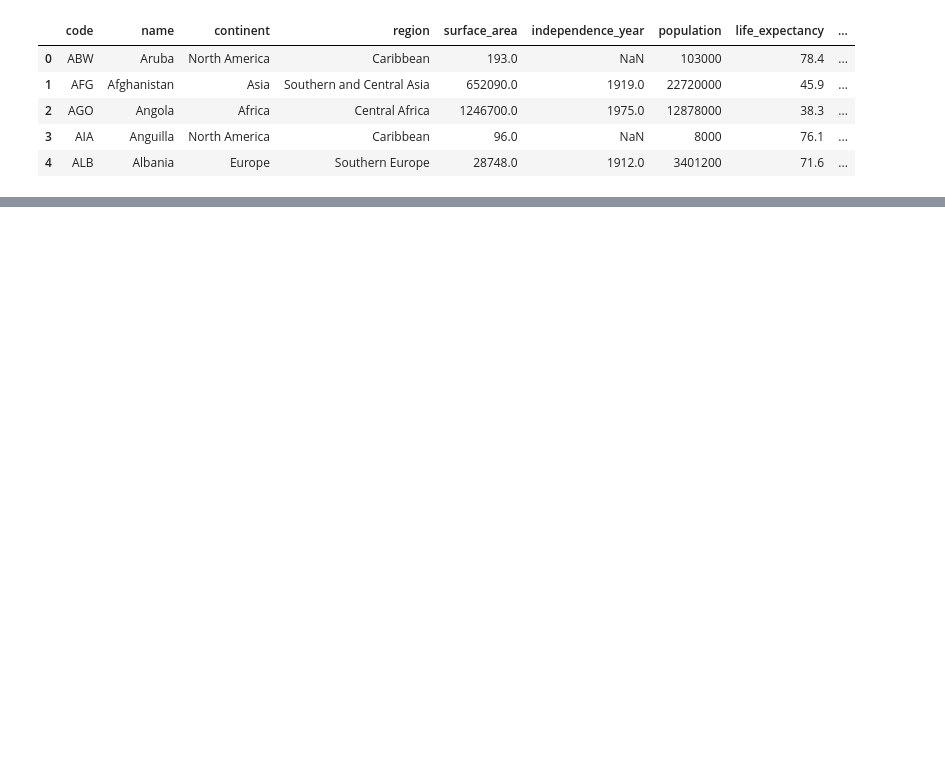
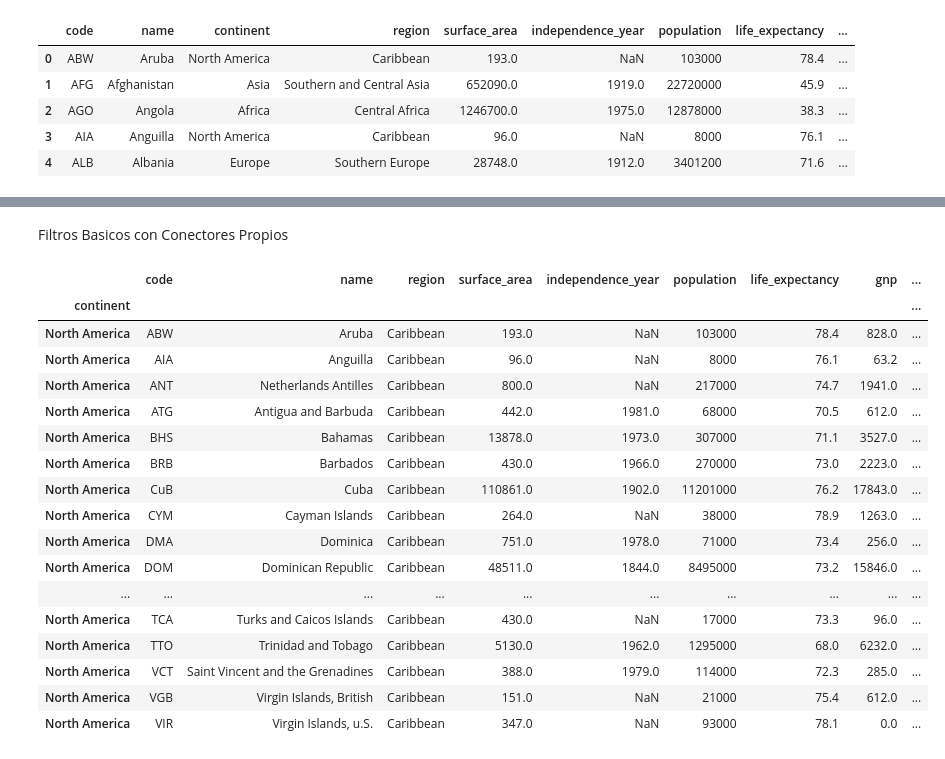
Before and after one commit to Moraytaprime/Extraccion-de-datos, a Jupyter notebook: 1_Extraccion_de_datos.ipynb, the cells around one changed output, grey strips where cells are left out. Cells and saved outputs as stored; diff of their text form; code cells hidden in the pictures; blank space fills up the shorter version.

```diff
--- a/1_Extraccion_de_datos.ipynb
+++ b/1_Extraccion_de_datos.ipynb
@@ -51,0 +94,4 @@ filtro1
+# %%
+#filtro por
+RGO=pd.read_csv("CountryTable.csv", index_col=2) #columna indice, empezara con la columna continent
+RGO
@@ -51,0 +166,25 @@ filtro1
+# %% [markdown]
+Filtros Basicos con Conectores Propios
+# %%
+#Filtro Y
+filtro7=RGO[(RGO["life_expectancy"]>60) & (RGO["region"]=="Caribbean")]
+filtro7
+# %% [output]
+|  | code | name | region | surface_area | independence_year | population | life_expectancy | gnp | ... |
+| continent |  |  |  |  |  |  |  |  | ... |
+| North America | ABW | Aruba | Caribbean | 193.0 | NaN | 103000 | 78.4 | 828.0 | ... |
+| North America | AIA | Anguilla | Caribbean | 96.0 | NaN | 8000 | 76.1 | 63.2 | ... |
+| North America | ANT | Netherlands Antilles | Caribbean | 800.0 | NaN | 217000 | 74.7 | 1941.0 | ... |
+| North America | ATG | Antigua and Barbuda | Caribbean | 442.0 | 1981.0 | 68000 | 70.5 | 612.0 | ... |
+| North America | BHS | Bahamas | Caribbean | 13878.0 | 1973.0 | 307000 | 71.1 | 3527.0 | ... |
+| North America | BRB | Barbados | Caribbean | 430.0 | 1966.0 | 270000 | 73.0 | 2223.0 | ... |
+| North America | CuB | Cuba | Caribbean | 110861.0 | 1902.0 | 11201000 | 76.2 | 17843.0 | ... |
+| North America | CYM | Cayman Islands | Caribbean | 264.0 | NaN | 38000 | 78.9 | 1263.0 | ... |
+| North America | DMA | Dominica | Caribbean | 751.0 | 1978.0 | 71000 | 73.4 | 256.0 | ... |
+| North America | DOM | Dominican Republic | Caribbean | 48511.0 | 1844.0 | 8495000 | 73.2 | 15846.0 | ... |
+| ... | ... | ... | ... | ... | ... | ... | ... | ... | ... |
+| North America | TCA | Turks and Caicos Islands | Caribbean | 430.0 | NaN | 17000 | 73.3 | 96.0 | ... |
+| North America | TTO | Trinidad and Tobago | Caribbean | 5130.0 | 1962.0 | 1295000 | 68.0 | 6232.0 | ... |
+| North America | VCT | Saint Vincent and the Grenadines | Caribbean | 388.0 | 1979.0 | 114000 | 72.3 | 285.0 | ... |
+| North America | VGB | Virgin Islands, British | Caribbean | 151.0 | NaN | 21000 | 75.4 | 612.0 | ... |
+| North America | VIR | Virgin Islands, u.S. | Caribbean | 347.0 | NaN | 93000 | 78.1 | 0.0 | ... |
```
Also changed, not shown: parts of 12 cells of this notebook.
